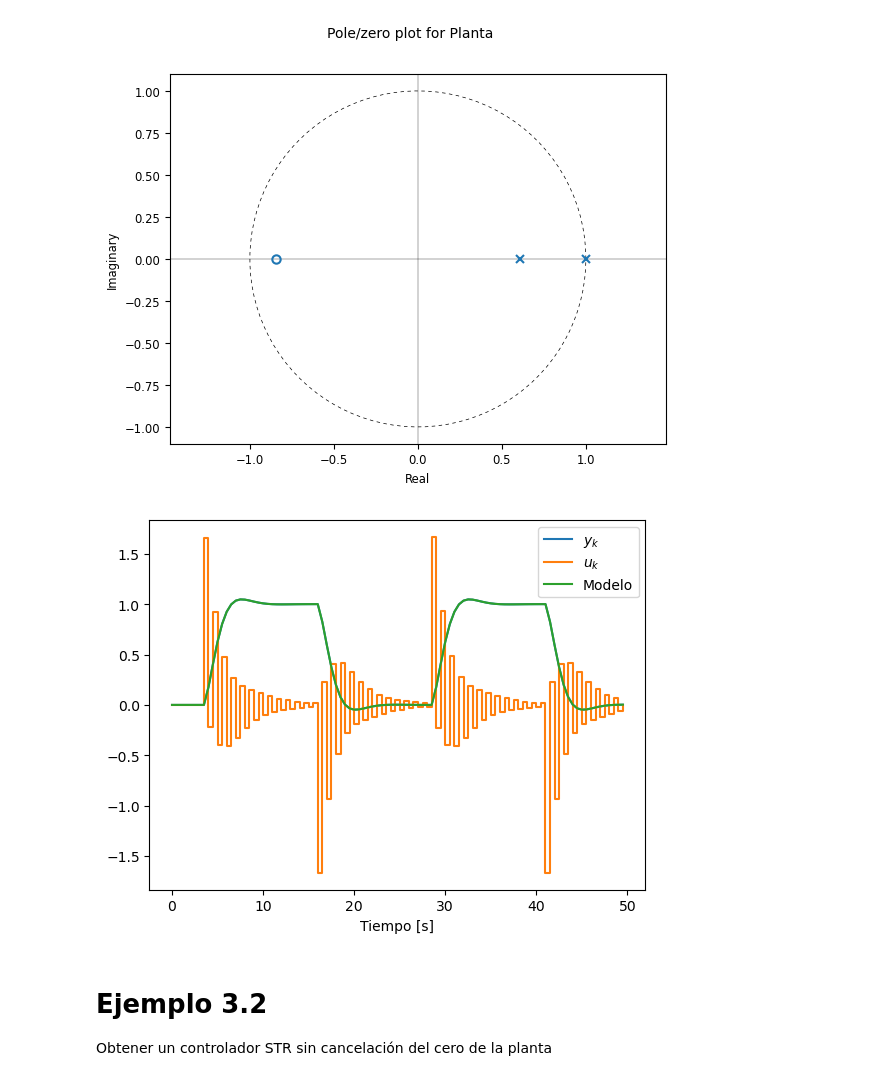
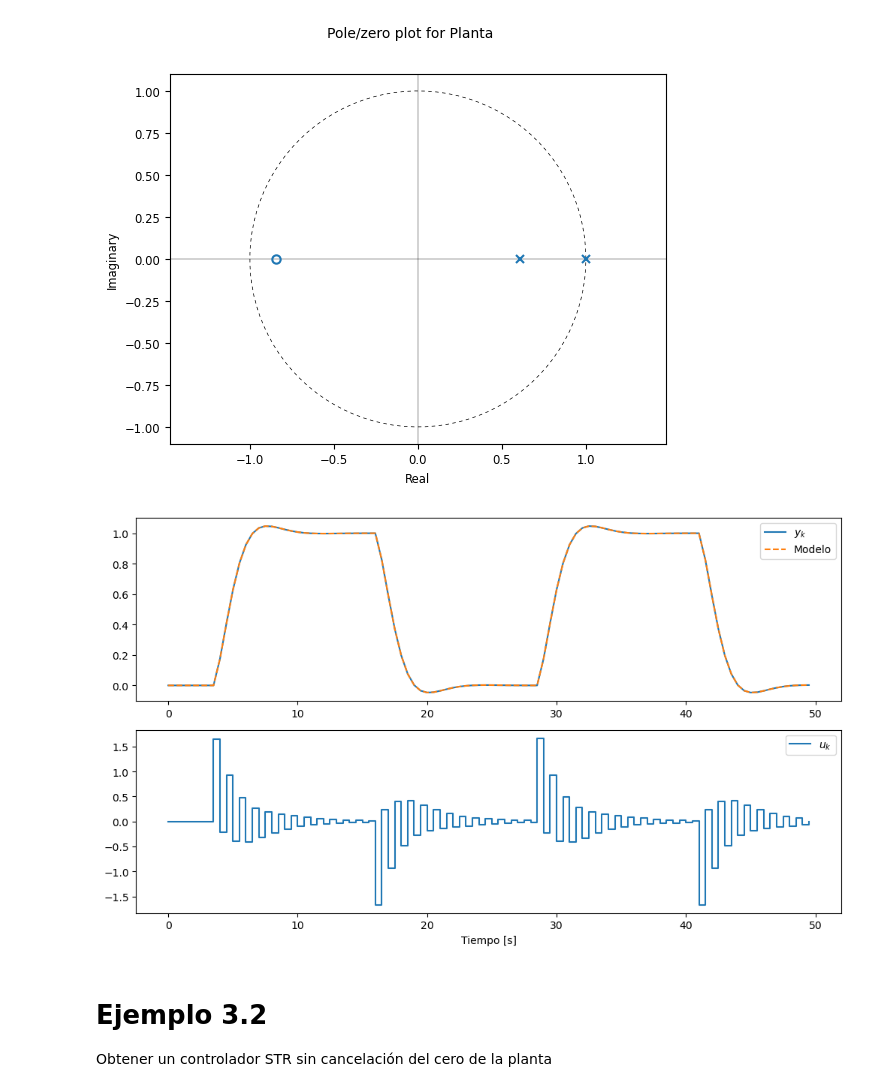
Before and after one commit to pgonfiuba/ica, a Jupyter notebook: 8. STR/STR.ipynb, the cells around one changed output. Saved outputs shown, nothing was run; the diff lists cells and outputs as text; code cells hidden in the pictures.

```diff
--- a/8. STR/STR.ipynb
+++ b/8. STR/STR.ipynb
@@ -197,36 +197,40 @@ def simular_STR(G,Gm,S,T,R,t_final,Ts=0.5,sigma_v=0.1):
     for k in range(3, n_steps-1):
         # y[k] = salida actual
         # Calcular u[k] según controlador discreto:
         # R(q)u = T(q)r - S(q)y
         # => u[k] = (1/R0) * ( ... )
 
         # Calculo la acción de control del STR
         u[k] = (np.dot(T,r[k:k-len(T):-1])
                 - np.dot(S, y[k:k-len(S):-1])
                 - np.dot(R[1:], u[k-1:k-len(R):-1]))/R[0]
 
         # Calculo la evolución de y usando el modelo de la planta discretizada
         #y[k+1] = (np.dot(B,u[k:k-len(B):-1]) - np.dot(A[1:], y[k:k+1-len(A):-1]))/A[0]
 
         # Simular dinámica continua con entrada u[k]
         resp = ctrl.forced_response(Gss, [t[k-1], t[k]], U=u[k]+v[k], X0=x,return_states=True)
         x = resp.states[:,-1]
         y[k+1] = resp.y[:,-1]  # tomar valor al final del período
 
 
     # Para comparar con el modelo
     t_m,y_m = ctrl.forced_response(Gm,t,U=r)
 
-    plt.figure()
+    plt.figure(figsize=(10,6))
+    plt.subplot(2,1,1)
     plt.plot(t,y,label='$y_k$')
+    plt.plot(t_m,y_m,'--',label='Modelo')
+    plt.legend()
+    plt.subplot(2,1,2)
     plt.step(t,u,where='post',label='$u_k$')
-    plt.plot(t_m,y_m,label='Modelo')
     plt.xlabel('Tiempo [s]')
+    plt.tight_layout()
     plt.legend()
 
 simular_STR(G,Gm,S,T,R,50,Ts,sigma_v=0)
 # %% [output]
-[figure, old version]
+[figure, new version]
 # %% [markdown]
 # Ejemplo 3.2
 
```
Also changed, not shown: parts of 8 cells of this notebook, 2 other files.
